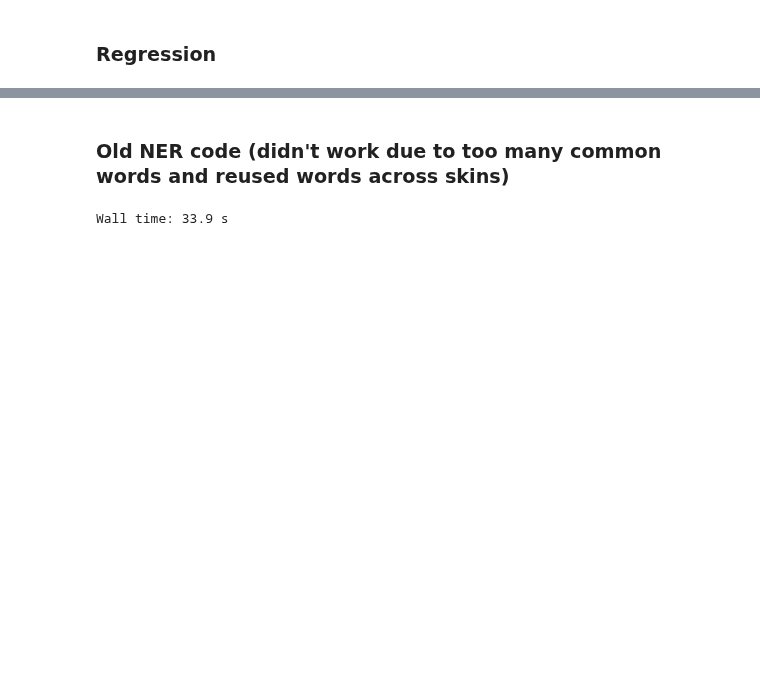
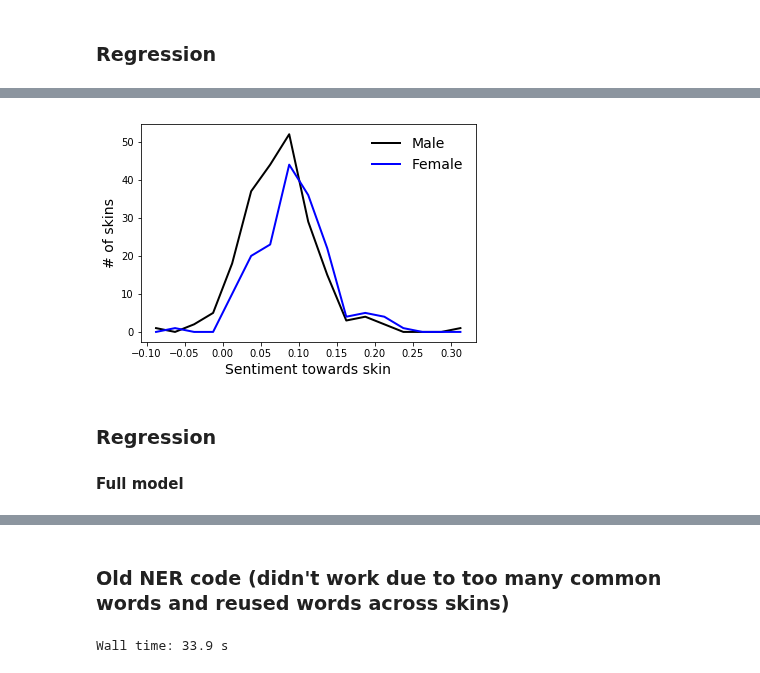
Before and after one commit to map222/trailofpapers, a Jupyter notebook: fortnite/skin_sentiment.ipynb, the cells around one changed output, grey strips where cells are left out. Cells and saved outputs as stored; diff of their text form; code cells hidden in the pictures; blank space fills up the shorter version.

```diff
--- a/fortnite/skin_sentiment.ipynb
+++ b/fortnite/skin_sentiment.ipynb
@@ -202,0 +334,6 @@ Warnings:
+# %%
+user_skin_sentiment_df = (sentiment_df.groupby(['user','skins_str'])
+                                    .agg({'compound':['mean', 'std', 'count']})
+                                    .reset_index())
+user_skin_sentiment_df.columns = ['user','skins_str', 'compound_mean', 'compound_std', 'comment_count']
+user_skin_sentiment_df.head(2)
@@ -202,0 +346,6 @@ Warnings:
+# %%
+skin_sentiment_df = (user_skin_sentiment_df#.query('compound_mean != 0')
+                                           .groupby('skins_str')
+                                           .agg({'compound_mean':['mean', 'std', 'count']})
+                                           .reset_index() )
+skin_sentiment_df.columns = ['skins_str', 'mean_sentiment', 'compound_mean_std', 'user_count']
@@ -202,0 +354,2 @@ Warnings:
+# %%
+sentiment_fit_df = skin_df.merge(skin_sentiment_df, on = 'skins_str')
@@ -202,0 +422,17 @@ Warnings:
+# %%
+sentiment_bins = np.arange(-0.1, 0.35, 0.025)
+male_hist,_ = np.histogram(sentiment_fit_df.query('gender == "M"')['mean_sentiment'], bins=sentiment_bins)
+female_hist,_ = np.histogram(sentiment_fit_df.query('gender == "F"')['mean_sentiment'], bins=sentiment_bins)
+# %%
+fig, ax = plt.subplots(1)
+plt.plot(sentiment_bins[:-1]+0.0125, male_hist, color='k', linewidth=2, label = 'Male');
+plt.plot(sentiment_bins[:-1]+0.0125, female_hist, color='b', linewidth=2, label='Female');
+plt.ylabel('# of skins', fontsize = fs)
+plt.xlabel('Sentiment towards skin', fontsize = fs);
+plt.legend(frameon=False, fontsize = fs)
+fig.savefig('sentiment_hist.png')
+# %% [output]
+[figure, added]
+# %% [markdown]
+### Regression
+#### Full model
```
Also changed, not shown: parts of 66 cells of this notebook, 2 other files.
